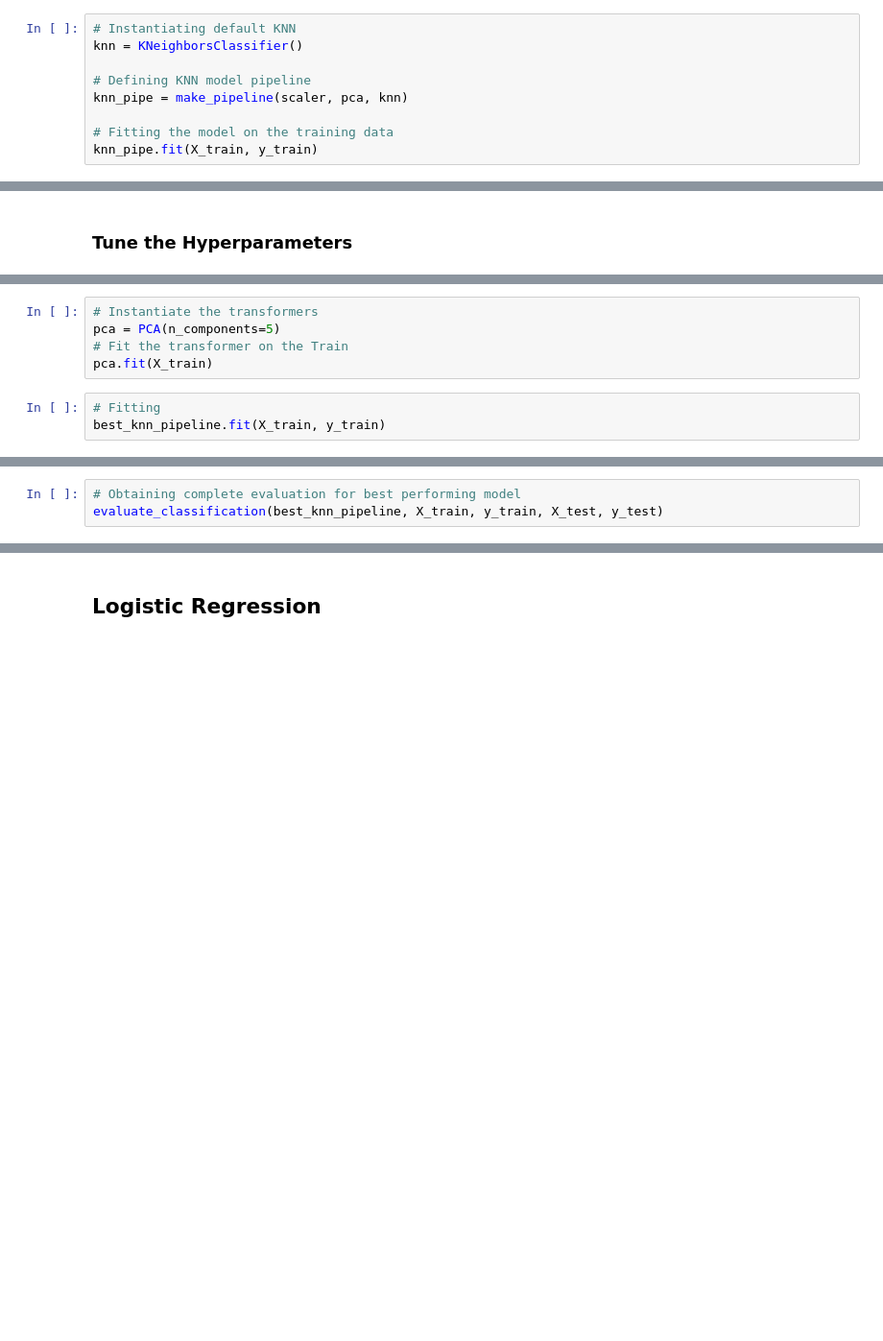
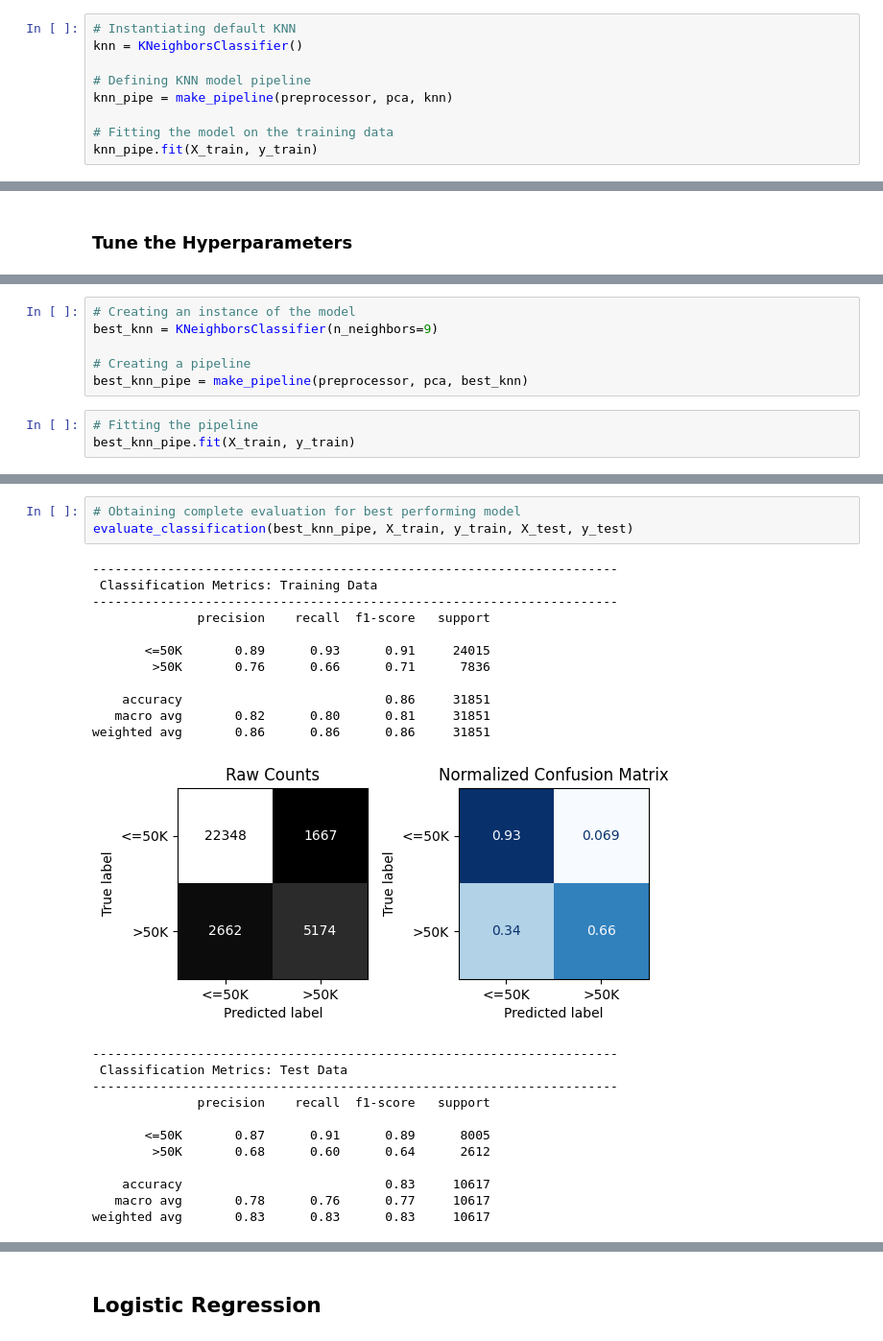
Before and after one commit to GabrielleYa/Project_2_Adult_Income, a Jupyter notebook: Adult_Income_.ipynb, the cells around one changed output, grey strips where cells are left out. Shown: that part at 96% size. Cells and saved outputs as stored; diff of their text form; blank space fills up the shorter version.

```diff
--- a/Adult_Income_.ipynb
+++ b/Adult_Income_.ipynb
@@ -623,7 +691,7 @@ knn_PCA = KNeighborsClassifier()
 knn = KNeighborsClassifier()
 
 # Defining KNN model pipeline
-knn_pipe = make_pipeline(scaler, pca, knn)
+knn_pipe = make_pipeline(preprocessor, pca, knn)
 
 # Fitting the model on the training data
 knn_pipe.fit(X_train, y_train)
@@ -665,8 +795,9 @@ knn_gridsearch.best_params_
-# %%
-# Instantiate the transformers
-pca = PCA(n_components=5)
-# Fit the transformer on the Train
-pca.fit(X_train)
+# %%
+# Creating an instance of the model
+best_knn = KNeighborsClassifier(n_neighbors=9)
+
+# Creating a pipeline
+best_knn_pipe = make_pipeline(preprocessor, pca, best_knn)
 # %%
-# Fitting
-best_knn_pipeline.fit(X_train, y_train)
+# Fitting the pipeline
+best_knn_pipe.fit(X_train, y_train)
@@ -673,3 +824,27 @@ best_knn_pipeline.fit(X_train, y_train)
 # %%
 # Obtaining complete evaluation for best performing model
-evaluate_classification(best_knn_pipeline, X_train, y_train, X_test, y_test)
+evaluate_classification(best_knn_pipe, X_train, y_train, X_test, y_test)
+# %% [output]
+----------------------------------------------------------------------
+ Classification Metrics: Training Data
+----------------------------------------------------------------------
+              precision    recall  f1-score   support
+
+       <=50K       0.89      0.93      0.91     24015
+        >50K       0.76      0.66      0.71      7836
+
+    accuracy                           0.86     31851
+   macro avg       0.82      0.80      0.81     31851
+weighted avg       0.86      0.86      0.86     31851
+[figure, added]
+----------------------------------------------------------------------
+ Classification Metrics: Test Data
+----------------------------------------------------------------------
+              precision    recall  f1-score   support
+
+       <=50K       0.87      0.91      0.89      8005
+        >50K       0.68      0.60      0.64      2612
+
+    accuracy                           0.83     10617
+   macro avg       0.78      0.76      0.77     10617
+weighted avg       0.83      0.83      0.83     10617
```
Also changed, not shown: parts of 45 cells of this notebook.
